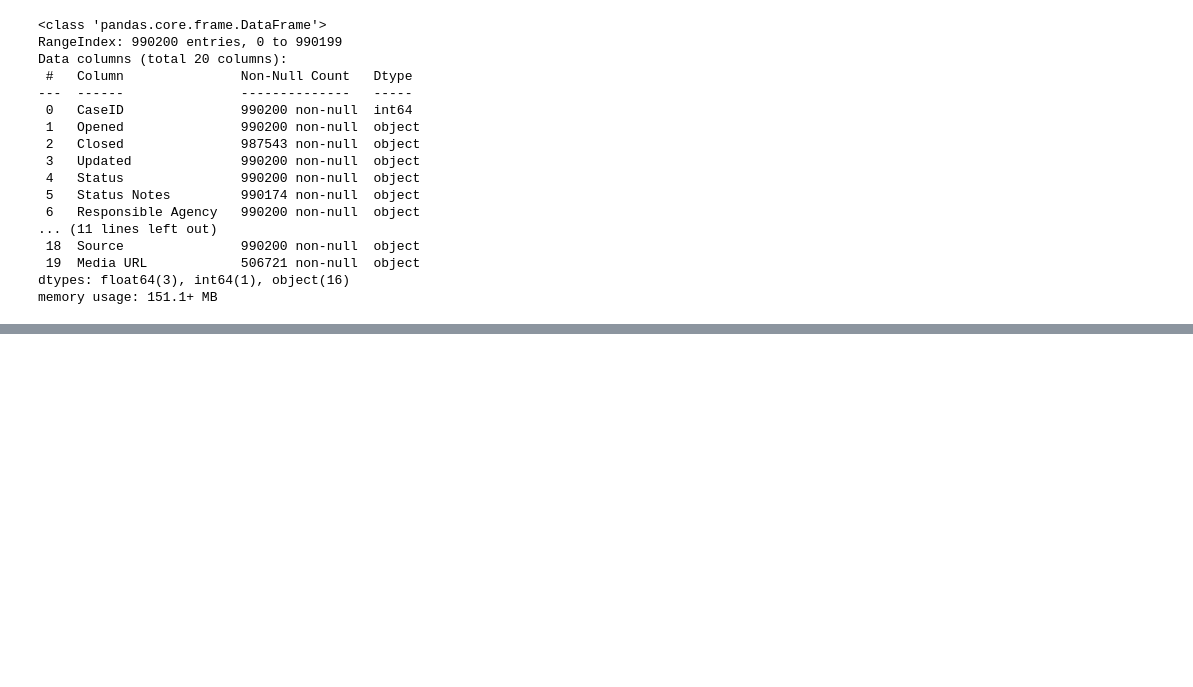
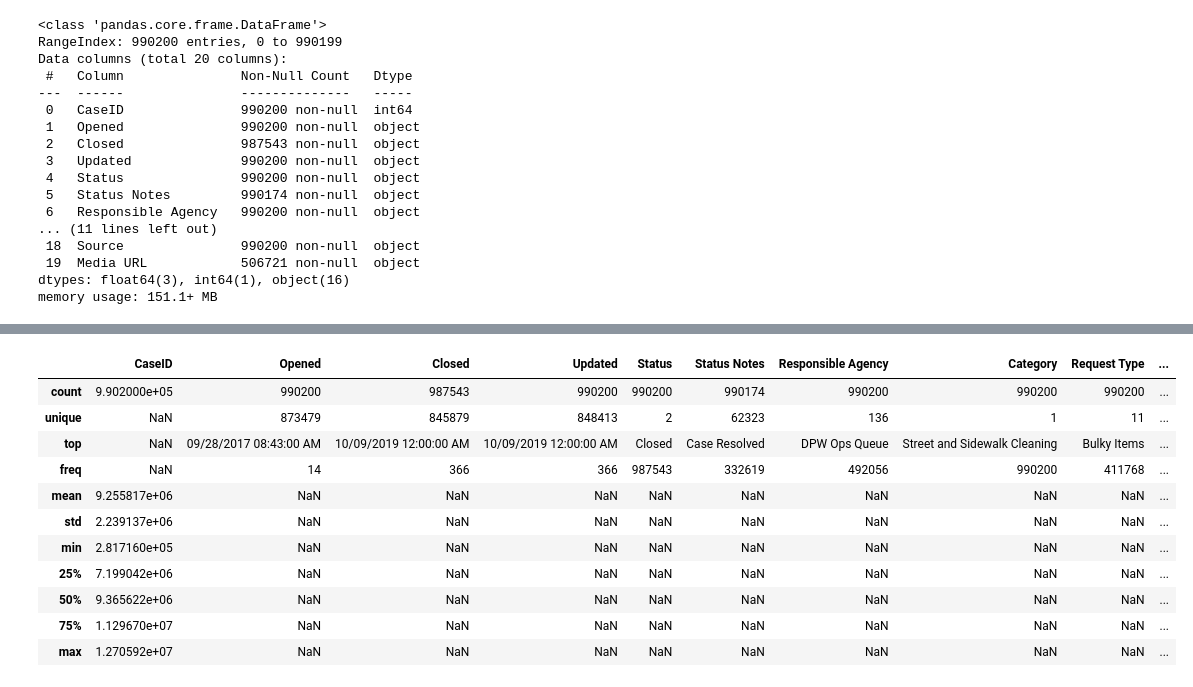
Before and after one commit to mpette200/san_fran_waste, a Jupyter notebook: notebooks/get_data_large.ipynb, the cells around one changed output, grey strips where cells are left out. Saved outputs shown, nothing was run; the diff lists cells and outputs as text; code cells hidden in the pictures; blank space fills up the shorter version.

```diff
--- a/notebooks/get_data_large.ipynb
+++ b/notebooks/get_data_large.ipynb
@@ -60,3 +60,18 @@ Point                  676030
 Source                      7
 Media URL              506584
 dtype: int64
+# %%
+df.describe(include='all')
+# %% [output]
+|  | CaseID | Opened | Closed | Updated | Status | Status Notes | Responsible Agency | Category | Request Type | ... |
+| count | 9.902000e+05 | 990200 | 987543 | 990200 | 990200 | 990174 | 990200 | 990200 | 990200 | ... |
+| unique | NaN | 873479 | 845879 | 848413 | 2 | 62323 | 136 | 1 | 11 | ... |
+| top | NaN | 09/28/2017 08:43:00 AM | 10/09/2019 12:00:00 AM | 10/09/2019 12:00:00 AM | Closed | Case Resolved | DPW Ops Queue | Street and Sidewalk Cleaning | Bulky Items | ... |
+| freq | NaN | 14 | 366 | 366 | 987543 | 332619 | 492056 | 990200 | 411768 | ... |
+| mean | 9.255817e+06 | NaN | NaN | NaN | NaN | NaN | NaN | NaN | NaN | ... |
+| std | 2.239137e+06 | NaN | NaN | NaN | NaN | NaN | NaN | NaN | NaN | ... |
+| min | 2.817160e+05 | NaN | NaN | NaN | NaN | NaN | NaN | NaN | NaN | ... |
+| 25% | 7.199042e+06 | NaN | NaN | NaN | NaN | NaN | NaN | NaN | NaN | ... |
+| 50% | 9.365622e+06 | NaN | NaN | NaN | NaN | NaN | NaN | NaN | NaN | ... |
+| 75% | 1.129670e+07 | NaN | NaN | NaN | NaN | NaN | NaN | NaN | NaN | ... |
+| max | 1.270592e+07 | NaN | NaN | NaN | NaN | NaN | NaN | NaN | NaN | ... |
```
Also changed, not shown: parts of 1 cell of this notebook, 2 other files.
